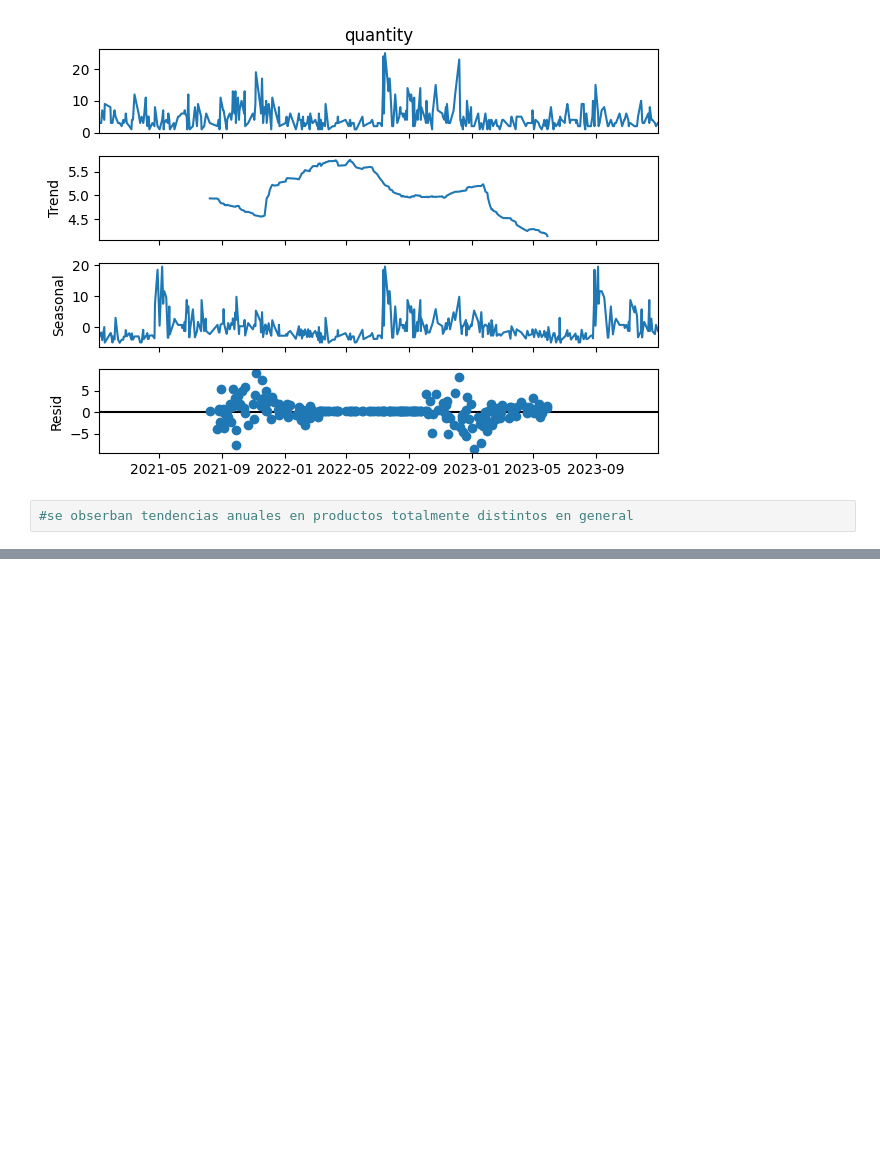
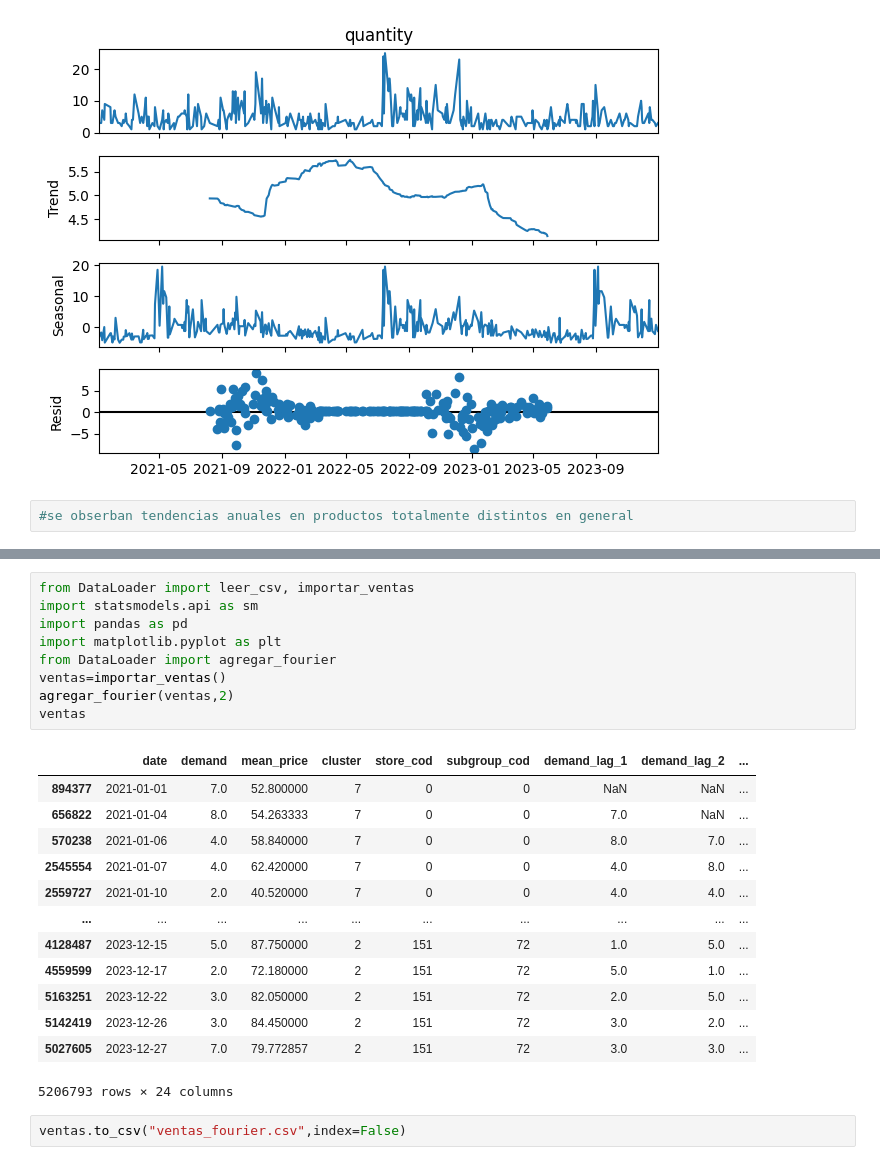
Before and after one commit to Emiliano-Torres/proyecto_eci, a Jupyter notebook: DataProcessing.ipynb, the cells around one changed output, grey strips where cells are left out. Saved outputs shown, nothing was run; the diff lists cells and outputs as text; blank space fills up the shorter version.

```diff
--- a/DataProcessing.ipynb
+++ b/DataProcessing.ipynb
@@ -813,0 +832,25 @@ plt.show()
+# %%
+from DataLoader import leer_csv, importar_ventas
+import statsmodels.api as sm
+import pandas as pd
+import matplotlib.pyplot as plt
+from DataLoader import agregar_fourier
+ventas=importar_ventas()
+agregar_fourier(ventas,2)
+ventas
+# %% [output]
+|  | date | demand | mean_price | cluster | store_cod | subgroup_cod | demand_lag_1 | demand_lag_2 | ... |
+| 894377 | 2021-01-01 | 7.0 | 52.800000 | 7 | 0 | 0 | NaN | NaN | ... |
+| 656822 | 2021-01-04 | 8.0 | 54.263333 | 7 | 0 | 0 | 7.0 | NaN | ... |
+| 570238 | 2021-01-06 | 4.0 | 58.840000 | 7 | 0 | 0 | 8.0 | 7.0 | ... |
+| 2545554 | 2021-01-07 | 4.0 | 62.420000 | 7 | 0 | 0 | 4.0 | 8.0 | ... |
+| 2559727 | 2021-01-10 | 2.0 | 40.520000 | 7 | 0 | 0 | 4.0 | 4.0 | ... |
+| ... | ... | ... | ... | ... | ... | ... | ... | ... | ... |
+| 4128487 | 2023-12-15 | 5.0 | 87.750000 | 2 | 151 | 72 | 1.0 | 5.0 | ... |
+| 4559599 | 2023-12-17 | 2.0 | 72.180000 | 2 | 151 | 72 | 5.0 | 1.0 | ... |
+| 5163251 | 2023-12-22 | 3.0 | 82.050000 | 2 | 151 | 72 | 2.0 | 5.0 | ... |
+| 5142419 | 2023-12-26 | 3.0 | 84.450000 | 2 | 151 | 72 | 3.0 | 2.0 | ... |
+| 5027605 | 2023-12-27 | 7.0 | 79.772857 | 2 | 151 | 72 | 3.0 | 3.0 | ... |
+5206793 rows × 24 columns
+# %%
+ventas.to_csv("ventas_fourier.csv",index=False)
```
Also changed, not shown: parts of 2 cells of this notebook, 2 other files.
